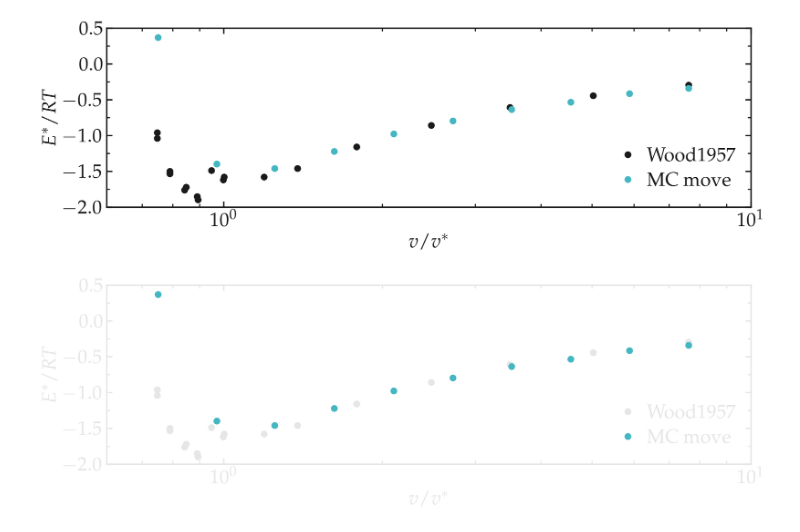
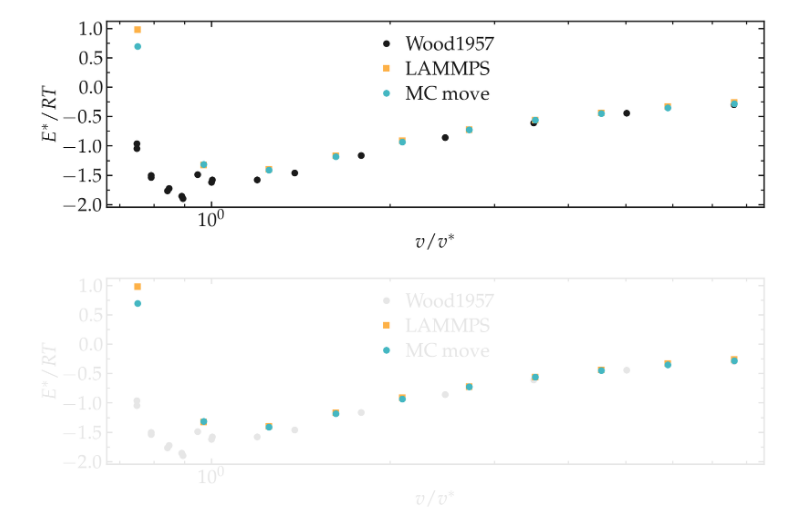
Before and after one commit to mdcourse/python-codes, a Jupyter notebook: illustration/Equation-of-state/energy-vs-density-pyplot.ipynb, the cells around one changed output. Saved outputs shown, nothing was run; the diff lists cells and outputs as text; code cells hidden in the pictures.

```diff
--- a/illustration/Equation-of-state/energy-vs-density-pyplot.ipynb
+++ b/illustration/Equation-of-state/energy-vs-density-pyplot.ipynb
@@ -7,6 +7,7 @@ import sys, os, git
 from scipy import constants as cst
 from pint import UnitRegistry
 ureg = UnitRegistry()
+ureg = UnitRegistry(autoconvert_offset_to_baseunit = True)
 # %%
 current_path = os.getcwd()
 git_repo = git.Repo(current_path, search_parent_directories=True)
@@ -24,7 +25,7 @@ R = kB*Na # gas constant
 # %%
 jump = 10
 N_atom = 200
-T = (273.15+55)*ureg.kelvin # 55°C
+T = (55 * ureg.degC).to(ureg.degK) # 55°C
 Epot_vs_tau = []
 for folder in [x[0] for x in os.walk("./")]:
     if "outputs_tau" in folder:
@@ -33,24 +34,39 @@ for folder in [x[0] for x in os.walk("./")]:
         Enormalised =  Epot / N_atom / R / T # no units
         Epot_vs_tau.append([np.float32(folder.split("./outputs_tau")[1]), Enormalised.magnitude])
 Epot_vs_tau = np.array(Epot_vs_tau)
+# %%
+jump = 10
+N_atom = 200
+T = (273.15+55)*ureg.kelvin # 55°C
+Epot_vs_tau_lmp = []
+for folder in [x[0] for x in os.walk("./")]:
+    if "lammps_tau" in folder:
+        Epot = np.mean(np.loadtxt(folder+"/Epot.dat")[:,1][jump:]) # kcal/mol
+        Epot = (Epot*ureg.kcal/ureg.mol).to(ureg.joule/ureg.mol)
+        Enormalised =  Epot / N_atom / R / T # no units
+        Epot_vs_tau_lmp.append([np.float32(folder.split("./lammps_tau")[1]), Enormalised.magnitude])
+Epot_vs_tau_lmp = np.array(Epot_vs_tau_lmp)
 # %%
 filename = "energy-vs-density"
 for dark_mode in [False, True]:
     myplt = PltTools()
     myplt.prepare_figure(fig_size = (18,6), dark_mode = dark_mode,
                         transparency = True, use_serif=True)
     myplt.add_panel()
     myplt.add_plot(x = Wood1957[:,0], y = Wood1957[:,1], type = "semilogx",
                    linewidth_data = 3, marker = "o", data_color = "autogray",
                    markersize = 12, data_label = r'$\mathrm{Wood1957}$')
+    myplt.add_plot(x = Epot_vs_tau_lmp[:,0], y = Epot_vs_tau_lmp[:,1], type = "semilogx",
+                   linewidth_data = 3, marker = "s", data_color = 1,
+                   markersize = 12, data_label = r'$\mathrm{LAMMPS}$')
     myplt.add_plot(x = Epot_vs_tau[:,0], y = Epot_vs_tau[:,1], type = "semilogx",
                    linewidth_data = 3, marker = "o", data_color = 0,
                    markersize = 12, data_label = r'$\mathrm{MC~move}$')
     myplt.complete_panel(ylabel = r'$E^* / R T$', xlabel = r'$v / v^*$',
                          xpad = 10, legend=True, handlelength_legend=1)
-    myplt.set_boundaries(x_boundaries=(0.6, 10), y_ticks=np.arange(-2., 0.6, 0.5),
-                         y_boundaries=(-2, 0.5))
+    #myplt.set_boundaries(x_boundaries=(0.6, 10), y_ticks=np.arange(-2., 0.6, 0.5),
+    #                     y_boundaries=(-2, 0.5))
     myplt.save_figure(filename = filename, saving_path = './')
 # %% [output]
-[figure, old version]
+[figure, new version]
-[figure, old version]
+[figure, new version]
```
Also changed, not shown: parts of 1 cell of this notebook, 7 other files.
